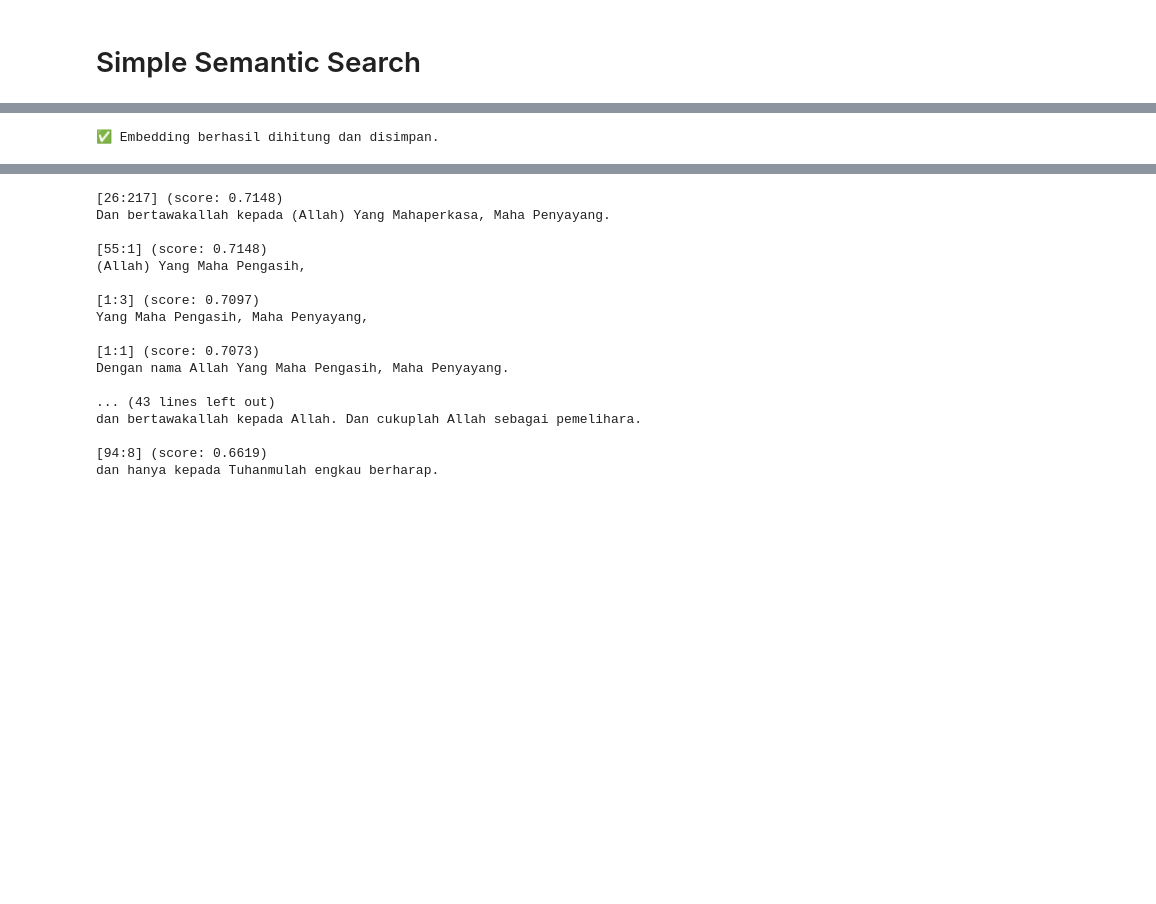
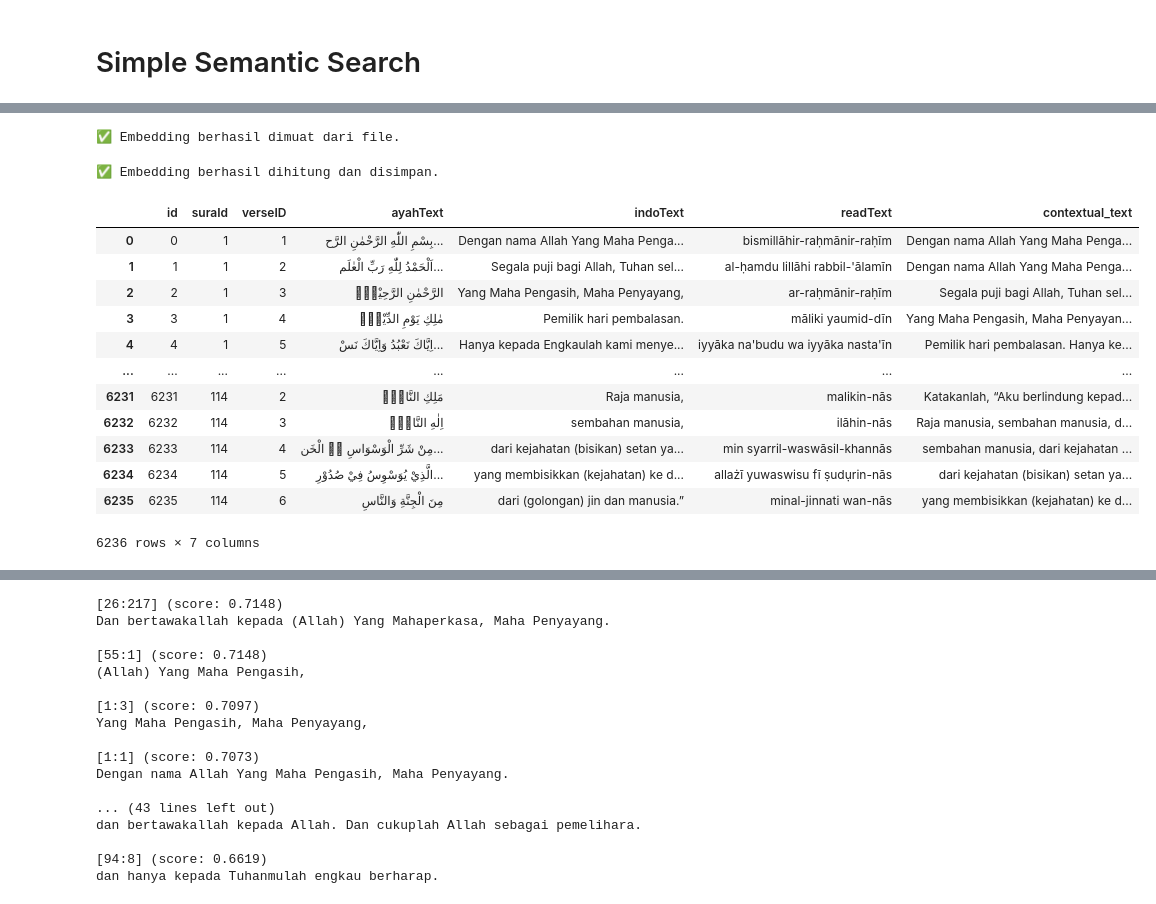
Before and after one commit to 337ubaid/quran-indo, a Jupyter notebook: indosbert/indosbert.ipynb, the cells around one changed output, grey strips where cells are left out. Cells and saved outputs as stored; diff of their text form; code cells hidden in the pictures; blank space fills up the shorter version.

Commit message:
indosbert fix

```diff
--- a/indosbert/indosbert.ipynb
+++ b/indosbert/indosbert.ipynb
@@ -11,5 +11,6 @@ import os
 model = SentenceTransformer("denaya/indoSBERT-large")
 # %%
 # === 2. Load dataset ===
-df = pd.read_csv("../quran_id_full.csv")
+df = pd.read_csv("../datasets/quran_id_full.csv")
 texts = df['indoText'].tolist()
+df
@@ -16,14 +88,57 @@ texts = df['indoText'].tolist()
 # %%
 # === 3. Cek apakah embedding sudah disimpan ===
-embedding_file = "quran_id_full_embedding_indosbert.pkl"
+embedding_file = "quran_id_full_embedding_indosbert.pt"
 if os.path.exists(embedding_file):
     with open(embedding_file, "rb") as f:
-        embeddings = pickle.load(f)
+        embeddings = torch.load(f, map_location=torch.device('cpu'))
     print("✅ Embedding berhasil dimuat dari file.")
 else:
     embeddings = model.encode(texts, convert_to_tensor=True, show_progress_bar=True)
     with open(embedding_file, "wb") as f:
-        pickle.dump(embeddings, f)
+        torch.save(embeddings, f)
     print("✅ Embedding berhasil dihitung dan disimpan.")
 # %% [output]
-✅ Embedding berhasil dihitung dan disimpan.
+✅ Embedding berhasil dimuat dari file.
+# %%
+model = SentenceTransformer('devvevan/indo-sbert-finetuned-qa')
+embedding_file = "quran_id_full_embedding_indosbert_finetune.pt"
+if os.path.exists(embedding_file):
+    with open(embedding_file, "rb") as f:
+        embeddings = torch.load(f, map_location=torch.device('cpu'))
+    print("✅ Embedding berhasil dimuat dari file.")
+else:
+    embeddings = model.encode(texts, convert_to_tensor=True, show_progress_bar=True)
+    with open(embedding_file, "wb") as f:
+        torch.save(embeddings, f)
+    print("✅ Embedding berhasil dihitung dan disimpan.")
+# %% [output]
+✅ Embedding berhasil dihitung dan disimpan.
+# %%
+def build_contextual_texts(df):
+    contextual_texts = []
+    for i in range(len(df)):
+        prev_text = df.iloc[i-1]['indoText'] if i > 0 else ''
+        curr_text = df.iloc[i]['indoText']
+        next_text = df.iloc[i+1]['indoText'] if i < len(df)-1 else ''
+        full_text = f"{prev_text} {curr_text} {next_text}".strip()
+        contextual_texts.append(full_text)
+    return contextual_texts
+# %%
+model = SentenceTransformer("devvevan/indo-sbert-finetuned-qa")
+model.max_seq_length = 1000
+df["contextual_text"] = build_contextual_texts(df)
+df
+# %% [output]
+|  | id | suraId | verseID | ayahText | indoText | readText | contextual_text |
+| 0 | 0 | 1 | 1 | بِسْمِ اللّٰهِ الرَّحْمٰنِ الرَّح... | Dengan nama Allah Yang Maha Penga... | bismillāhir-raḥmānir-raḥīm | Dengan nama Allah Yang Maha Penga... |
+| 1 | 1 | 1 | 2 | اَلْحَمْدُ لِلّٰهِ رَبِّ الْعٰلَم... | Segala puji bagi Allah, Tuhan sel... | al-ḥamdu lillāhi rabbil-'ālamīn | Dengan nama Allah Yang Maha Penga... |
+| 2 | 2 | 1 | 3 | الرَّحْمٰنِ الرَّحِيْمِۙ | Yang Maha Pengasih, Maha Penyayang, | ar-raḥmānir-raḥīm | Segala puji bagi Allah, Tuhan sel... |
+| 3 | 3 | 1 | 4 | مٰلِكِ يَوْمِ الدِّيْنِۗ | Pemilik hari pembalasan. | māliki yaumid-dīn | Yang Maha Pengasih, Maha Penyayan... |
+| 4 | 4 | 1 | 5 | اِيَّاكَ نَعْبُدُ وَاِيَّاكَ نَسْ... | Hanya kepada Engkaulah kami menye... | iyyāka na'budu wa iyyāka nasta'īn | Pemilik hari pembalasan. Hanya ke... |
+| ... | ... | ... | ... | ... | ... | ... | ... |
+| 6231 | 6231 | 114 | 2 | مَلِكِ النَّاسِۙ | Raja manusia, | malikin-nās | Katakanlah, “Aku berlindung kepad... |
+| 6232 | 6232 | 114 | 3 | اِلٰهِ النَّاسِۙ | sembahan manusia, | ilāhin-nās | Raja manusia, sembahan manusia, d... |
+| 6233 | 6233 | 114 | 4 | مِنْ شَرِّ الْوَسْوَاسِ ەۙ الْخَن... | dari kejahatan (bisikan) setan ya... | min syarril-waswāsil-khannās | sembahan manusia, dari kejahatan ... |
+| 6234 | 6234 | 114 | 5 | الَّذِيْ يُوَسْوِسُ فِيْ صُدُوْرِ... | yang membisikkan (kejahatan) ke d... | allażī yuwaswisu fī ṣudụrin-nās | dari kejahatan (bisikan) setan ya... |
+| 6235 | 6235 | 114 | 6 | مِنَ الْجِنَّةِ وَالنَّاسِ | dari (golongan) jin dan manusia.” | minal-jinnati wan-nās | yang membisikkan (kejahatan) ke d... |
+6236 rows × 7 columns
```
Also changed, not shown: parts of 10 cells of this notebook, 13 other files.
